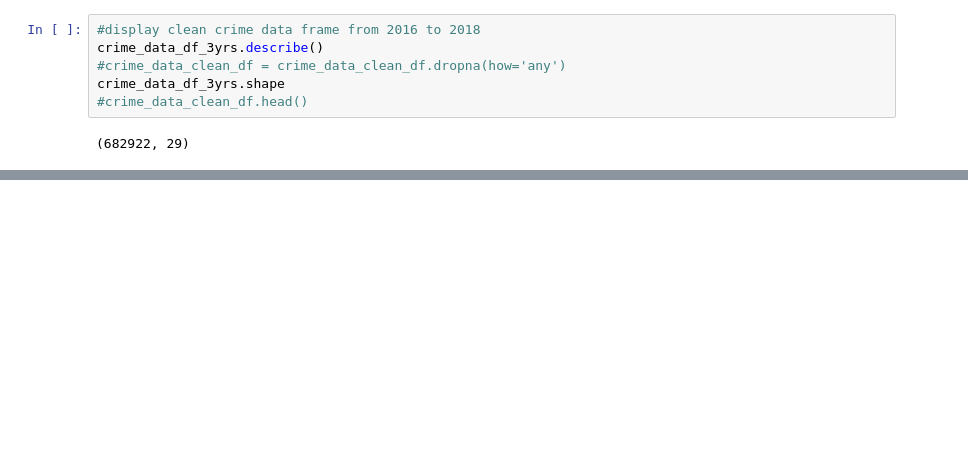
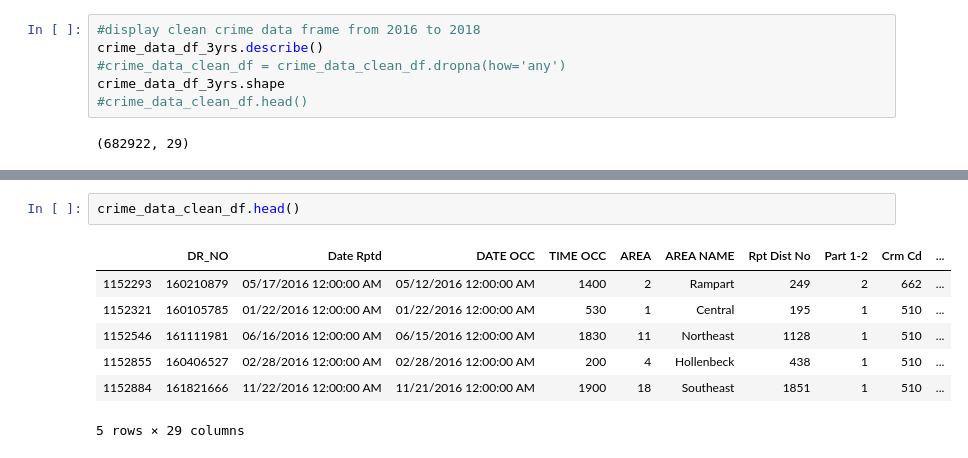
Before and after one commit to dcchacon/WhoRunTheWorldProject, a Jupyter notebook: crime_data_clean_fg.ipynb, the cells around one changed output, grey strips where cells are left out. Saved outputs shown, nothing was run; the diff lists cells and outputs as text; blank space fills up the shorter version.

```diff
--- a/crime_data_clean_fg.ipynb
+++ b/crime_data_clean_fg.ipynb
@@ -77,0 +81,10 @@ plt.pie(crime_grouping, explode=explode, labels=crime_grouping.index,
+# %%
+crime_data_clean_df.head()
+# %% [output]
+|  | DR_NO | Date Rptd | DATE OCC | TIME OCC | AREA | AREA NAME | Rpt Dist No | Part 1-2 | Crm Cd | ... |
+| 1152293 | 160210879 | 05/17/2016 12:00:00 AM | 05/12/2016 12:00:00 AM | 1400 | 2 | Rampart | 249 | 2 | 662 | ... |
+| 1152321 | 160105785 | 01/22/2016 12:00:00 AM | 01/22/2016 12:00:00 AM | 530 | 1 | Central | 195 | 1 | 510 | ... |
+| 1152546 | 161111981 | 06/16/2016 12:00:00 AM | 06/15/2016 12:00:00 AM | 1830 | 11 | Northeast | 1128 | 1 | 510 | ... |
+| 1152855 | 160406527 | 02/28/2016 12:00:00 AM | 02/28/2016 12:00:00 AM | 200 | 4 | Hollenbeck | 438 | 1 | 510 | ... |
+| 1152884 | 161821666 | 11/22/2016 12:00:00 AM | 11/21/2016 12:00:00 AM | 1900 | 18 | Southeast | 1851 | 1 | 510 | ... |
+5 rows × 29 columns
```
Also changed, not shown: parts of 8 cells of this notebook.
